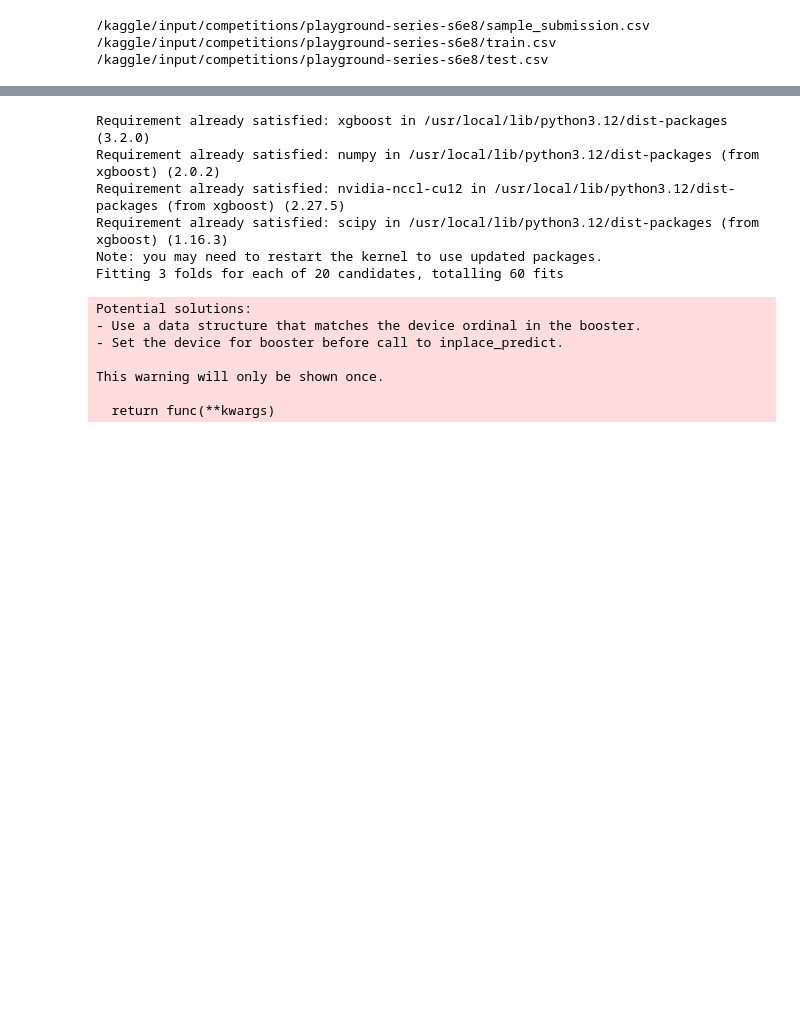
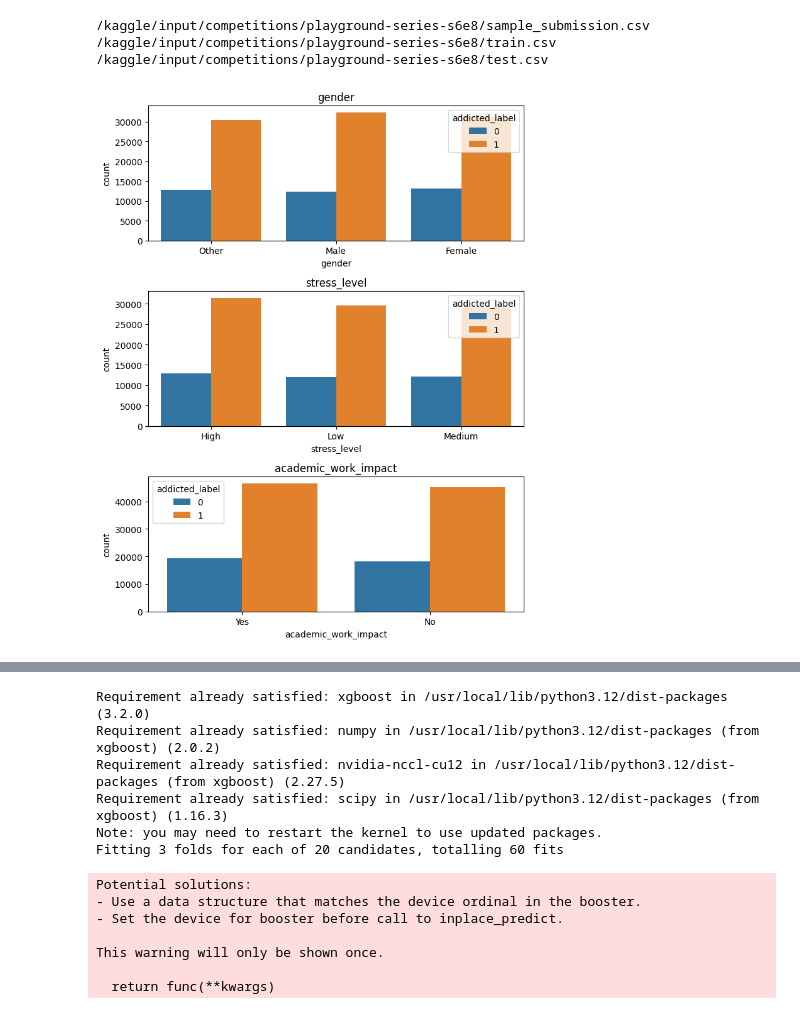
Before and after one commit to ssarmin/Kaggle-s6e8_Predicting-Smartphone-Addiction, a Jupyter notebook: predicting-smartphone-addiction.ipynb, the cells around one changed output, grey strips where cells are left out. Drawn from its saved outputs; the diff is of its cells as text; code cells hidden in the pictures; blank space fills up the shorter version.

Commit message:
Understanding the data

```diff
--- a/predicting-smartphone-addiction.ipynb
+++ b/predicting-smartphone-addiction.ipynb
@@ -26,12 +26,11 @@ FILE_LOCATION = '/kaggle/input/competitions/playground-series-s6e8/'
 train_dataset = pd.read_csv(FILE_LOCATION + 'train.csv')
 test_dataset = pd.read_csv(FILE_LOCATION + 'test.csv')
 TARGET = train_dataset['addicted_label']
-train_dataset = train_dataset.drop(columns=['addicted_label', 'id','gender', 'academic_work_impact','age', 'stress_level'])
-# train_dataset = train_dataset.drop(columns=['addicted_label', 'id'])
+# train_dataset = train_dataset.drop(columns=['addicted_label', 'id','gender', 'academic_work_impact','age', 'stress_level'])
+train_dataset = train_dataset.drop(columns=['addicted_label', 'id'])
 y_id = test_dataset['id']
-# X_test = test_dataset.drop(columns=['id'])
-X_test = test_dataset.drop(columns=['id','gender', 'academic_work_impact','age', 'stress_level'])
-
+X_test = test_dataset.drop(columns=['id'])
+# X_test = test_dataset.drop(columns=['id','gender', 'academic_work_impact','age', 'stress_level'])
 del test_dataset
 # %% [output]
 /kaggle/input/competitions/playground-series-s6e8/sample_submission.csv
@@ -48,0 +49,18 @@ del train_dataset
+# %%
+import matplotlib.pyplot as plt
+import seaborn as sns
+
+categorical_cols = X_val.select_dtypes(include=['category', 'object']).columns.tolist()
+# categorical_cols = ["gender", "academic_work_impact"]  # swap in your actual categorical columns
+
+plot_df = X_val.copy()
+plot_df["addicted_label"] = y_val.values
+
+fig, axes = plt.subplots(len(categorical_cols), 1, figsize=(7, 3 * len(categorical_cols)))
+for ax, col in zip(axes, categorical_cols):
+    sns.countplot(data=plot_df, x=col, hue="addicted_label", ax=ax)
+    ax.set_title(col)
+plt.tight_layout()
+plt.show()
+# %% [output]
+[figure, added]
```
Also changed, not shown: parts of 5 cells of this notebook.
